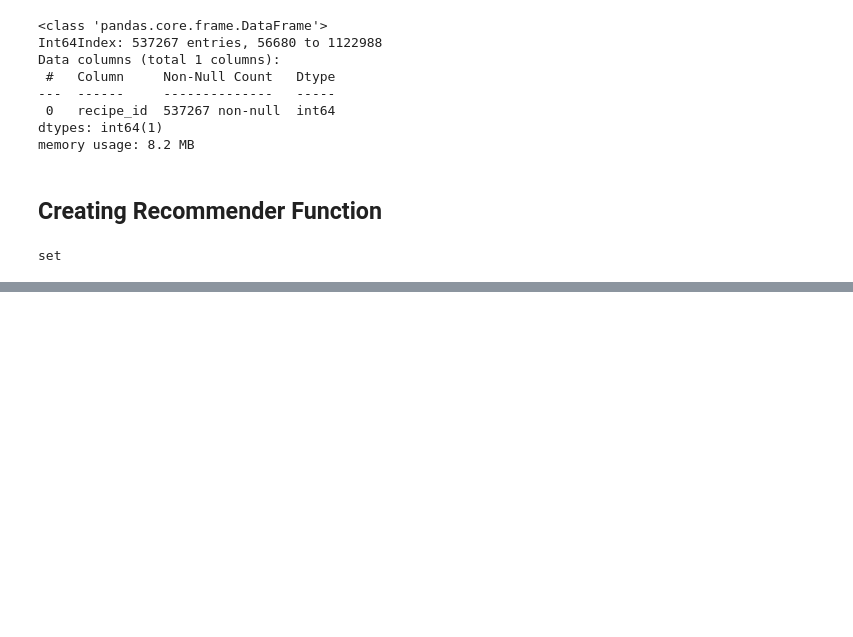
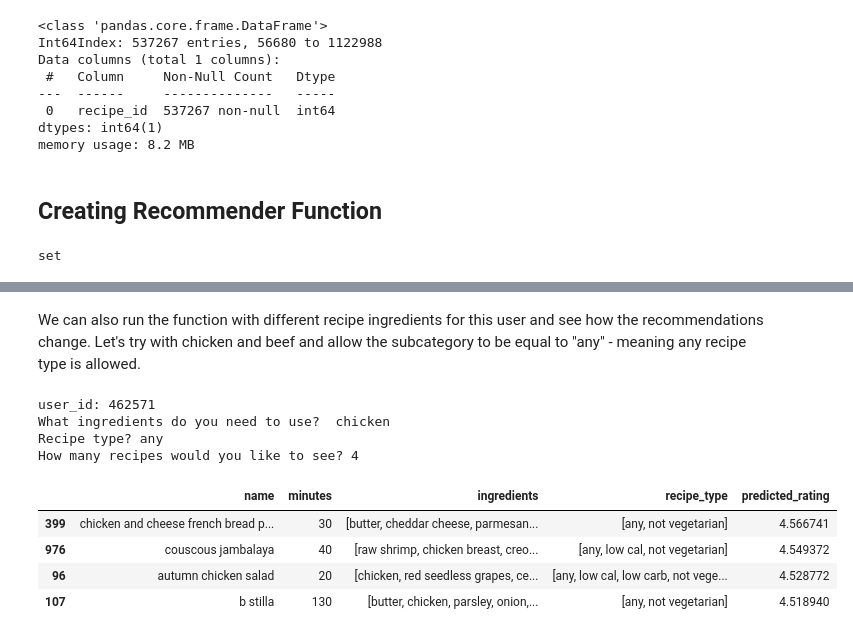
Before and after one commit to mboland23/Recipe-Recommender, a Jupyter notebook: recommendation_function_workbook.ipynb, the cells around one changed output, grey strips where cells are left out. Drawn from its saved outputs; the diff is of its cells as text; code cells hidden in the pictures; blank space fills up the shorter version.

```diff
--- a/recommendation_function_workbook.ipynb
+++ b/recommendation_function_workbook.ipynb
@@ -171,0 +186,14 @@ How many recipes would you like to see? 20
+# %% [markdown]
+We can also run the function with different recipe ingredients for this user and see how the recommendations change. Let's try with chicken and beef and allow the subcategory to be equal to "any" - meaning any recipe type is allowed.
+# %%
+recommended_recipes()
+# %% [output]
+user_id: 462571
+What ingredients do you need to use?  chicken
+Recipe type? any
+How many recipes would you like to see? 4
+|  | name | minutes | ingredients | recipe_type | predicted_rating |
+| 399 | chicken and cheese french bread p... | 30 | [butter, cheddar cheese, parmesan... | [any, not vegetarian] | 4.566741 |
+| 976 | couscous jambalaya | 40 | [raw shrimp, chicken breast, creo... | [any, low cal, not vegetarian] | 4.549372 |
+| 96 | autumn chicken salad | 20 | [chicken, red seedless grapes, ce... | [any, low cal, low carb, not vege... | 4.528772 |
+| 107 | b stilla | 130 | [butter, chicken, parsley, onion,... | [any, not vegetarian] | 4.518940 |
```
Also changed, not shown: parts of 9 cells of this notebook.
